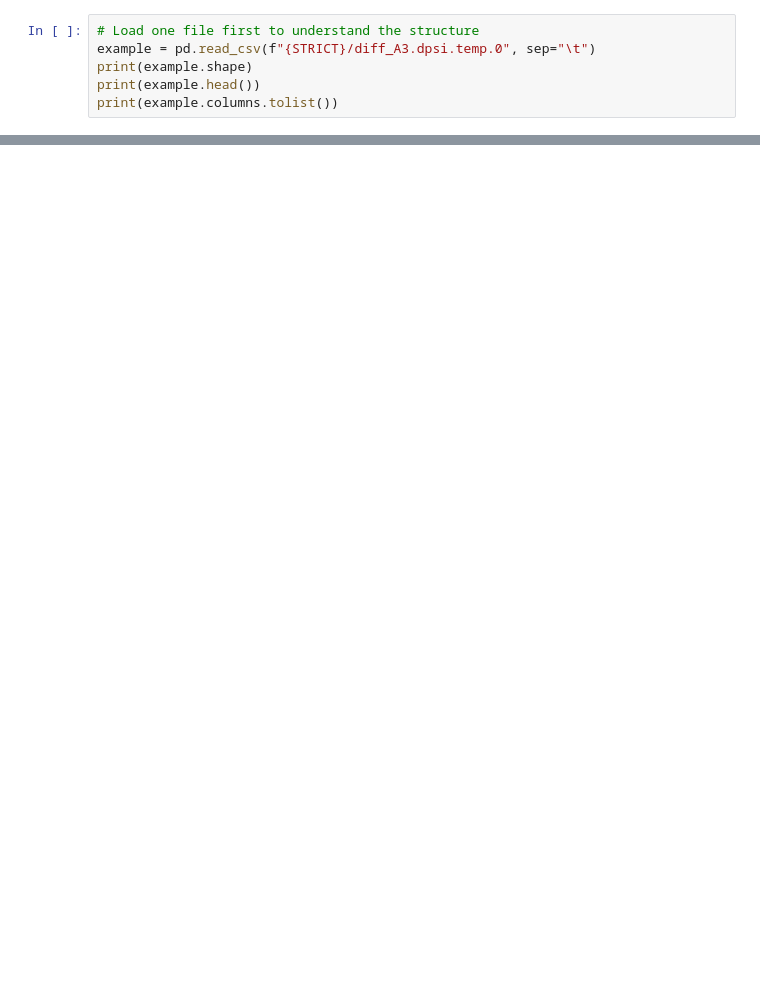
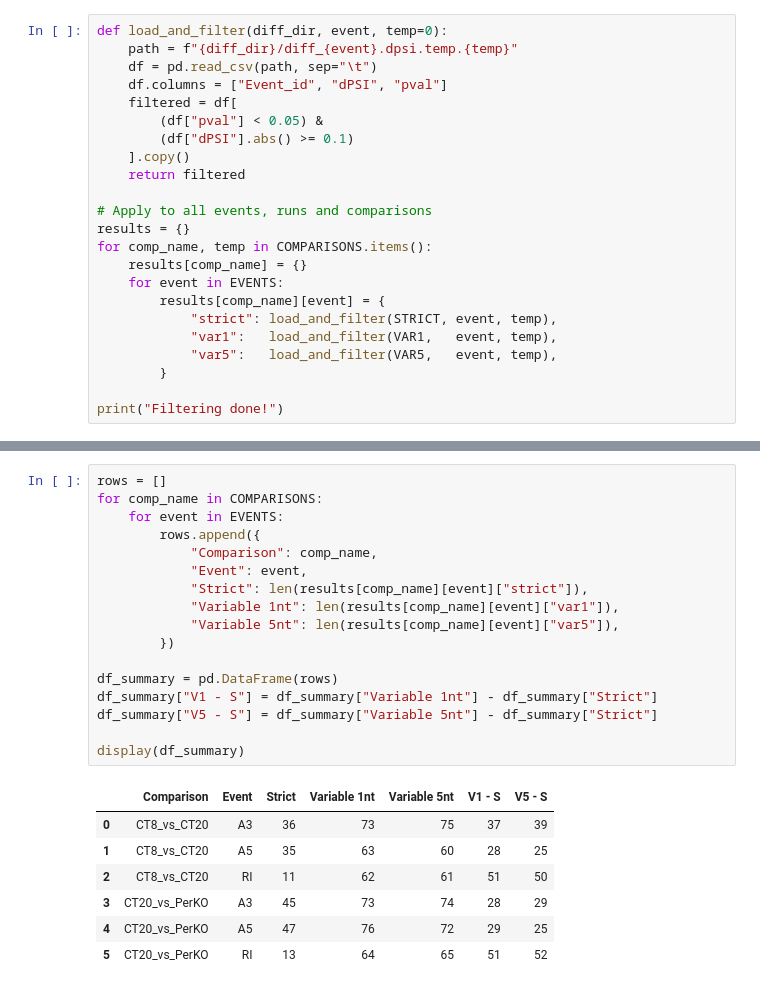
Before and after one commit to griceyrt/Internship, a Jupyter notebook: analysis/notebooks/01_filter_events.ipynb, the cells around one changed output, grey strips where cells are left out. Cells and saved outputs as stored; diff of their text form; blank space fills up the shorter version.

```diff
--- a/analysis/notebooks/01_filter_events.ipynb
+++ b/analysis/notebooks/01_filter_events.ipynb
@@ -21,7 +39,24 @@ Each file has 3 columns: the event ID, the dPSI, and the p-value.
 # %%
-# Load one file first to understand the structure
-example = pd.read_csv(f"{STRICT}/diff_A3.dpsi.temp.0", sep="\t")
-print(example.shape)
-print(example.head())
-print(example.columns.tolist())
+def load_and_filter(diff_dir, event, temp=0):
+    path = f"{diff_dir}/diff_{event}.dpsi.temp.{temp}"
+    df = pd.read_csv(path, sep="\t")
+    df.columns = ["Event_id", "dPSI", "pval"]
+    filtered = df[
+        (df["pval"] < 0.05) &
+        (df["dPSI"].abs() >= 0.1)
+    ].copy()
+    return filtered
+
+# Apply to all events, runs and comparisons
+results = {}
+for comp_name, temp in COMPARISONS.items():
+    results[comp_name] = {}
+    for event in EVENTS:
+        results[comp_name][event] = {
+            "strict": load_and_filter(STRICT, event, temp),
+            "var1":   load_and_filter(VAR1,   event, temp),
+            "var5":   load_and_filter(VAR5,   event, temp),
+        }
+
+print("Filtering done!")
 # %% [output]
@@ -51,0 +69,25 @@ example.head()
+# %%
+rows = []
+for comp_name in COMPARISONS:
+    for event in EVENTS:
+        rows.append({
+            "Comparison": comp_name,
+            "Event": event,
+            "Strict": len(results[comp_name][event]["strict"]),
+            "Variable 1nt": len(results[comp_name][event]["var1"]),
+            "Variable 5nt": len(results[comp_name][event]["var5"]),
+        })
+
+df_summary = pd.DataFrame(rows)
+df_summary["V1 - S"] = df_summary["Variable 1nt"] - df_summary["Strict"]
+df_summary["V5 - S"] = df_summary["Variable 5nt"] - df_summary["Strict"]
+
+display(df_summary)
+# %% [output]
+|  | Comparison | Event | Strict | Variable 1nt | Variable 5nt | V1 - S | V5 - S |
+| 0 | CT8_vs_CT20 | A3 | 36 | 73 | 75 | 37 | 39 |
+| 1 | CT8_vs_CT20 | A5 | 35 | 63 | 60 | 28 | 25 |
+| 2 | CT8_vs_CT20 | RI | 11 | 62 | 61 | 51 | 50 |
+| 3 | CT20_vs_PerKO | A3 | 45 | 73 | 74 | 28 | 29 |
+| 4 | CT20_vs_PerKO | A5 | 47 | 76 | 72 | 29 | 25 |
+| 5 | CT20_vs_PerKO | RI | 13 | 64 | 65 | 51 | 52 |
```
Also changed, not shown: parts of 11 cells of this notebook, 5 other files.
